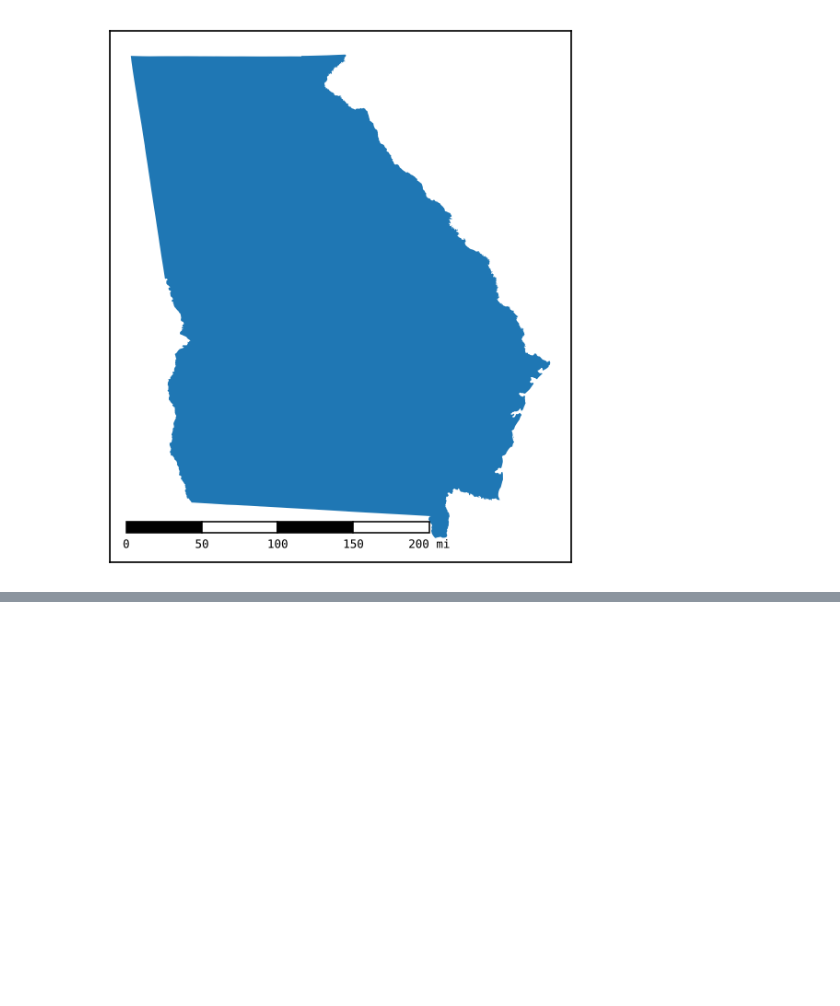
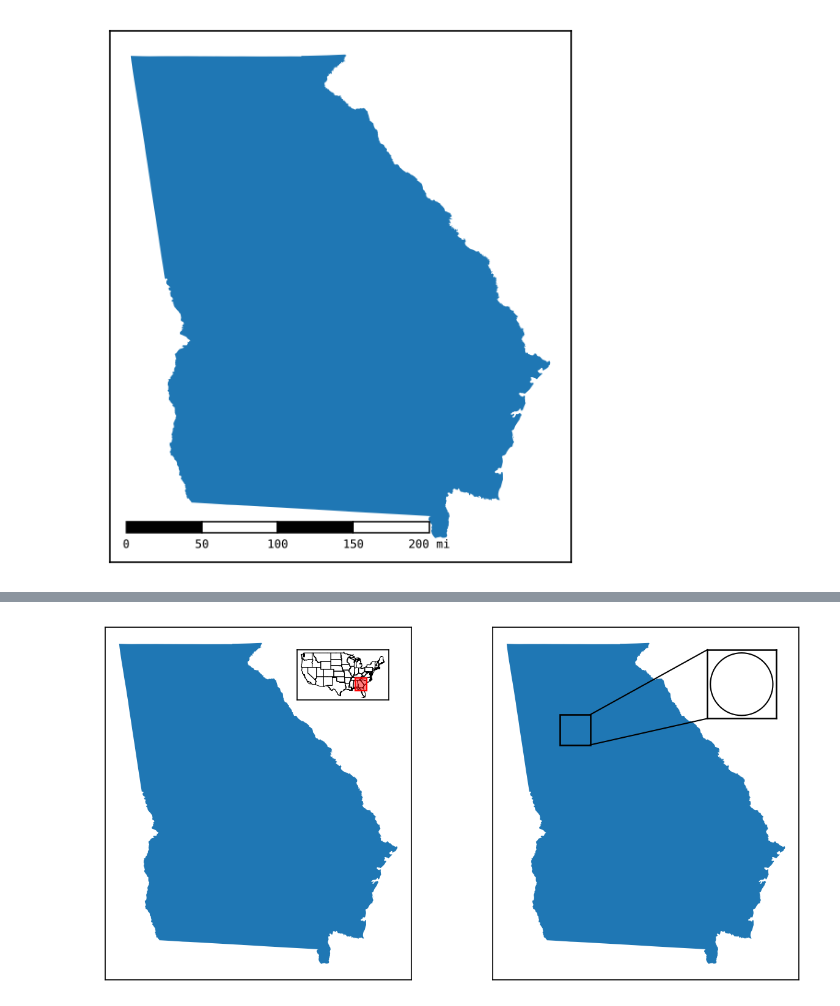
Before and after one commit to moss-xyz/matplotlib-map-utils, a Jupyter notebook: matplotlib_map_utils/docs/assets/generator.ipynb, the cells around one changed output, grey strips where cells are left out. Cells and saved outputs as stored; diff of their text form; code cells hidden in the pictures; blank space fills up the shorter version.

```diff
--- a/matplotlib_map_utils/docs/assets/generator.ipynb
+++ b/matplotlib_map_utils/docs/assets/generator.ipynb
@@ -248,0 +311,23 @@ matplotlib.pyplot.savefig("./readme_scalebar_customization.png", bbox_inches="ti
+# %%
+# Setting up a plot
+fig, ax = new_map(1,2, figsize=(10,5))
+# Plotting a state (Georgia)
+states.query("NAME=='Georgia'").to_crs(3520).plot(ax=ax[0])
+states.query("NAME=='Georgia'").to_crs(3520).plot(ax=ax[1])
+# Adding an inset map to the upper-right corner of the axis
+iax0 = inset_map(ax=ax[0], location="upper right", size=1, pad=0.25, xticks=[], yticks=[])
+iax1 = inset_map(ax=ax[1], location="upper right", size=0.75, pad=0.25, xticks=[], yticks=[])
+# Adding an extent indicator for the map on the left
+contiguous.plot(ax=iax0, facecolor="none", edgecolor="black", linewidth=0.5)
+indicate_extent(iax0, ax[0], 3857, 3520, pad=0.25)
+
+# Adding a detail indicator for the plot on the left
+atl_centroid = shapely.Point(pyproj.Transformer.from_crs(4326, 3520, always_xy=True).transform(-84.40123859860549, 33.75203795433787))
+atl_buffer = atl_centroid.buffer(20000)
+geopandas.GeoSeries(atl_buffer).plot(ax=iax1, facecolor="none", edgecolor="black")
+indicate_detail(ax[1], iax1, 3520, 3520)
+
+# You can now plot additional data to iax as desired
+matplotlib.pyplot.savefig("./readme_indicators.png", bbox_inches="tight")
+# %% [output]
+[figure, added]
```
Also changed, not shown: parts of 10 cells of this notebook, 7 other files.
